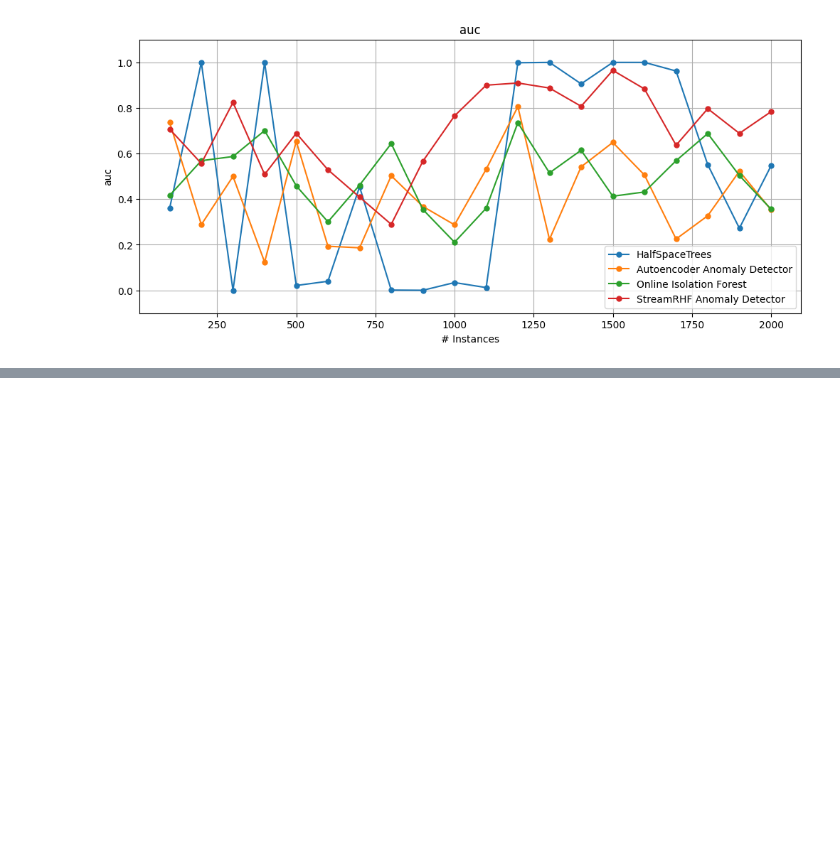
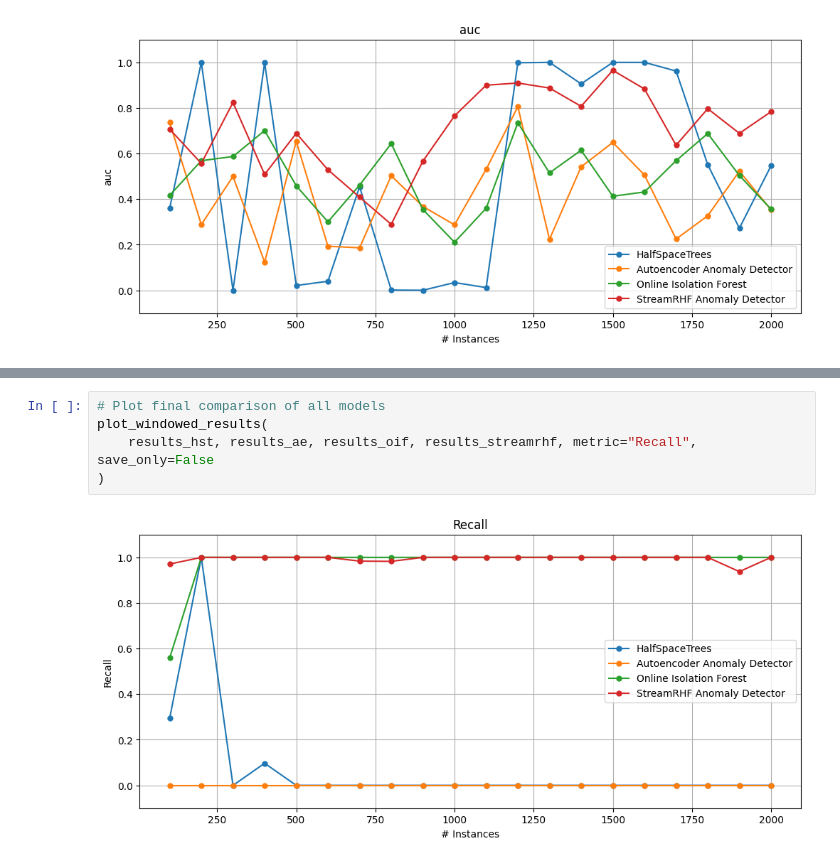
Before and after one commit to AlejandroUN/Stream-Random-Histogram-Forest, a Jupyter notebook: src/capymoa/anomaly/streamrhf/notebook_presentation.ipynb, the cells around one changed output, grey strips where cells are left out. Drawn from its saved outputs; the diff is of its cells as text; blank space fills up the shorter version.

```diff
--- a/src/capymoa/anomaly/streamrhf/notebook_presentation.ipynb
+++ b/src/capymoa/anomaly/streamrhf/notebook_presentation.ipynb
@@ -328,0 +350,7 @@ StreamRHF AUC: 0.6979312997524918
+# %%
+# Plot final comparison of all models
+plot_windowed_results(
+    results_hst, results_ae, results_oif, results_streamrhf, metric="Recall", save_only=False
+)
+# %% [output]
+[figure, added]
```
Also changed, not shown: parts of 7 cells of this notebook.
